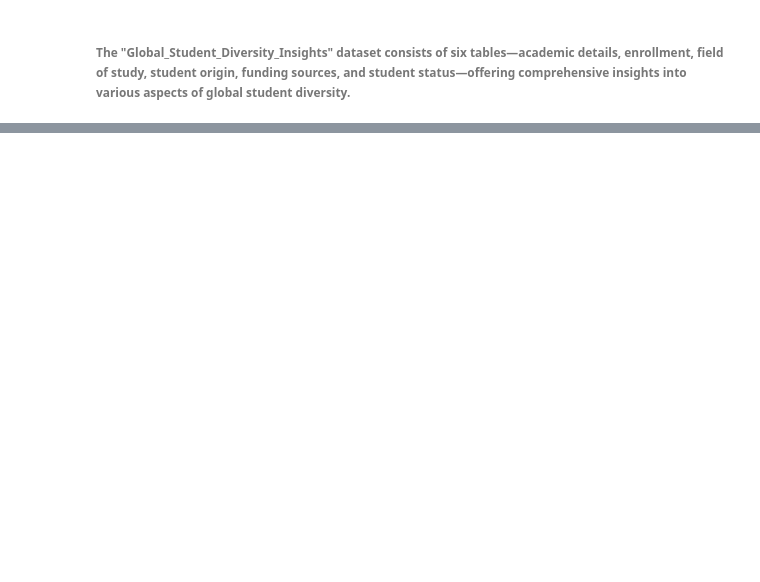
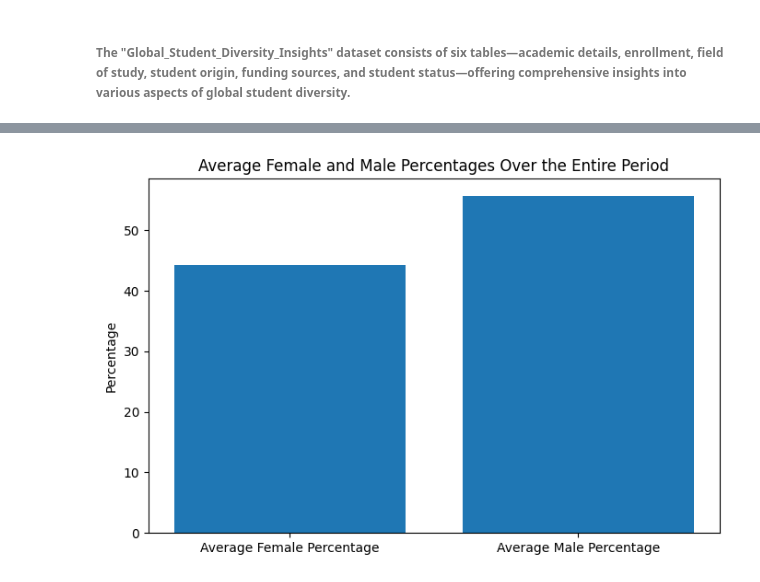
Before and after one commit to mirna1983/Global-Student-Diversity-Insights, a Jupyter notebook: Project.ipynb, the cells around one changed output, grey strips where cells are left out. Saved outputs shown, nothing was run; the diff lists cells and outputs as text; code cells hidden in the pictures; blank space fills up the shorter version.

```diff
--- a/Project.ipynb
+++ b/Project.ipynb
@@ -259,0 +419,11 @@ JoinTables
+# %%
+# Plot Average Female and Male Percentages
+plt.figure(figsize=(8, 5))
+plt.bar(['Average Female Percentage', 'Average Male Percentage'],
+        [average_gender_percentage['average_female_percentage'].iloc[0],
+         average_gender_percentage['average_male_percentage'].iloc[0]])
+plt.title('Average Female and Male Percentages Over the Entire Period')
+plt.ylabel('Percentage')
+plt.show()
+# %% [output]
+[figure, added]
```
Also changed, not shown: parts of 41 cells of this notebook.
